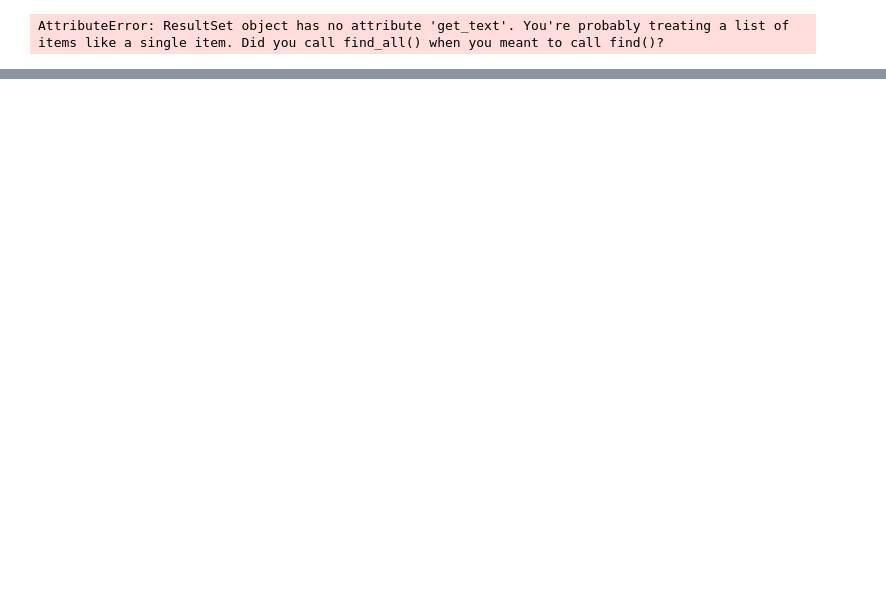
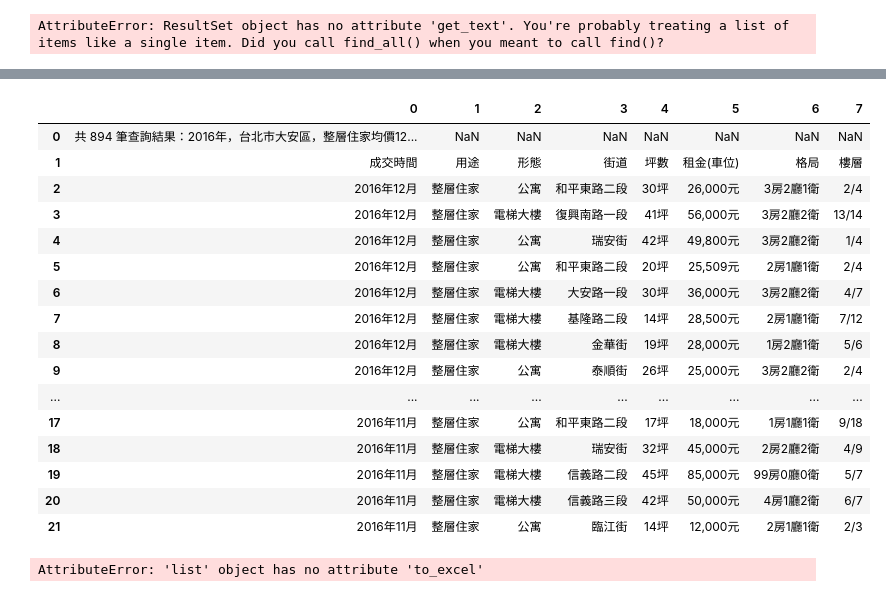
Before and after one commit to tonytommy4714/iii, a Jupyter notebook: 租屋爬蟲.ipynb, the cells around one changed output, grey strips where cells are left out. Drawn from its saved outputs; the diff is of its cells as text; code cells hidden in the pictures; blank space fills up the shorter version.

```diff
--- a/租屋爬蟲.ipynb
+++ b/租屋爬蟲.ipynb
@@ -89,0 +90,29 @@ for ggg in bbb :
+# %%
+df[0]
+# %% [output]
+|  | 0 | 1 | 2 | 3 | 4 | 5 | 6 | 7 |
+| 0 | 共 894 筆查詢結果：2016年，台北市大安區，整層住家均價12... | NaN | NaN | NaN | NaN | NaN | NaN | NaN |
+| 1 | 成交時間 | 用途 | 形態 | 街道 | 坪數 | 租金(車位) | 格局 | 樓層 |
+| 2 | 2016年12月 | 整層住家 | 公寓 | 和平東路二段 | 30坪 | 26,000元 | 3房2廳1衛 | 2/4 |
+| 3 | 2016年12月 | 整層住家 | 電梯大樓 | 復興南路一段 | 41坪 | 56,000元 | 3房2廳2衛 | 13/14 |
+| 4 | 2016年12月 | 整層住家 | 公寓 | 瑞安街 | 42坪 | 49,800元 | 3房2廳2衛 | 1/4 |
+| 5 | 2016年12月 | 整層住家 | 公寓 | 和平東路二段 | 20坪 | 25,509元 | 2房1廳1衛 | 2/4 |
+| 6 | 2016年12月 | 整層住家 | 電梯大樓 | 大安路一段 | 30坪 | 36,000元 | 3房2廳2衛 | 4/7 |
+| 7 | 2016年12月 | 整層住家 | 電梯大樓 | 基隆路二段 | 14坪 | 28,500元 | 2房1廳1衛 | 7/12 |
+| 8 | 2016年12月 | 整層住家 | 電梯大樓 | 金華街 | 19坪 | 28,000元 | 1房2廳1衛 | 5/6 |
+| 9 | 2016年12月 | 整層住家 | 公寓 | 泰順街 | 26坪 | 25,000元 | 3房2廳2衛 | 2/4 |
+| ... | ... | ... | ... | ... | ... | ... | ... | ... |
+| 17 | 2016年11月 | 整層住家 | 公寓 | 和平東路二段 | 17坪 | 18,000元 | 1房1廳1衛 | 9/18 |
+| 18 | 2016年11月 | 整層住家 | 電梯大樓 | 瑞安街 | 32坪 | 45,000元 | 2房2廳2衛 | 4/9 |
+| 19 | 2016年11月 | 整層住家 | 電梯大樓 | 信義路二段 | 45坪 | 85,000元 | 99房0廳0衛 | 5/7 |
+| 20 | 2016年11月 | 整層住家 | 電梯大樓 | 信義路三段 | 42坪 | 50,000元 | 4房1廳2衛 | 6/7 |
+| 21 | 2016年11月 | 整層住家 | 公寓 | 臨江街 | 14坪 | 12,000元 | 2房1廳1衛 | 2/3 |
+# %%
+from openpyxl import Workbook
+writer='text.xlsx'
+file_path = 'text.xlsx'
+writer = pd.ExcelWriter('test3.xlsx', engine='openpyxl')
+data[0][0].to_excel( writer,index=False,encoding='utf-8')
+writer.save()
+# %% [output]
+AttributeError: 'list' object has no attribute 'to_excel'
```
Also changed, not shown: parts of 6 cells of this notebook.
